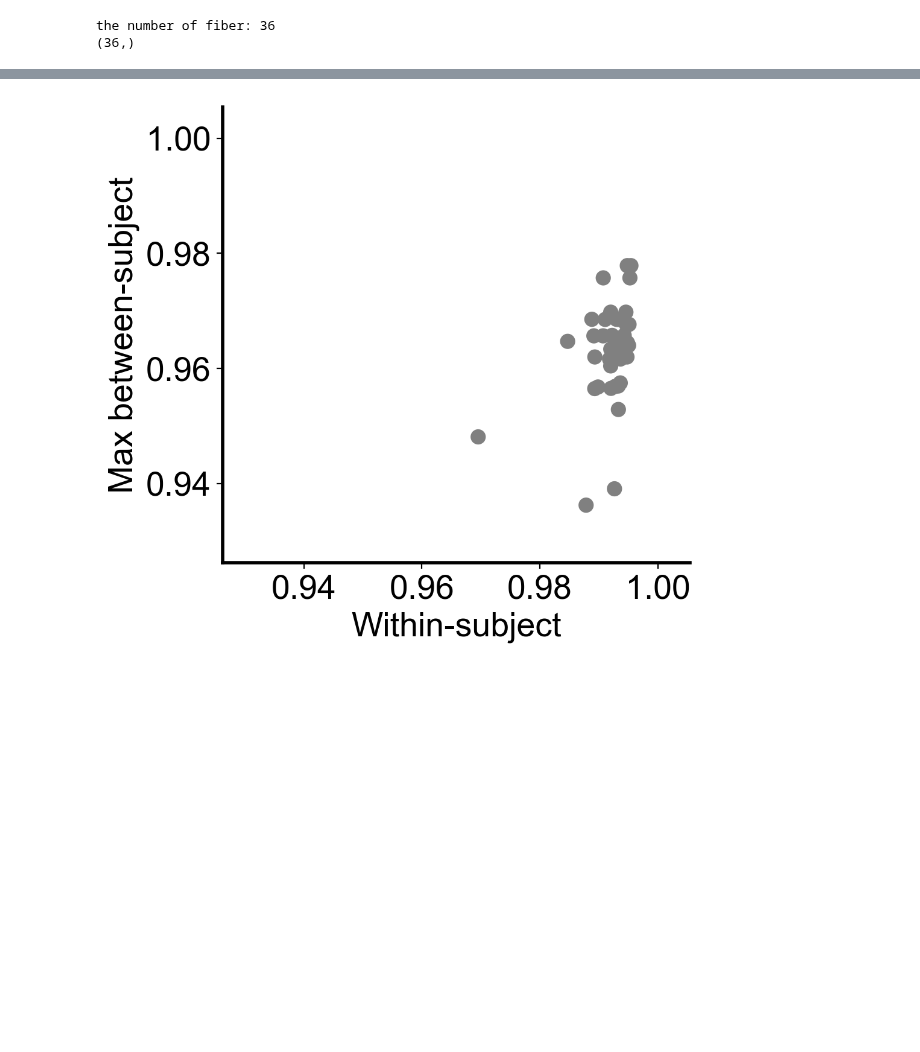
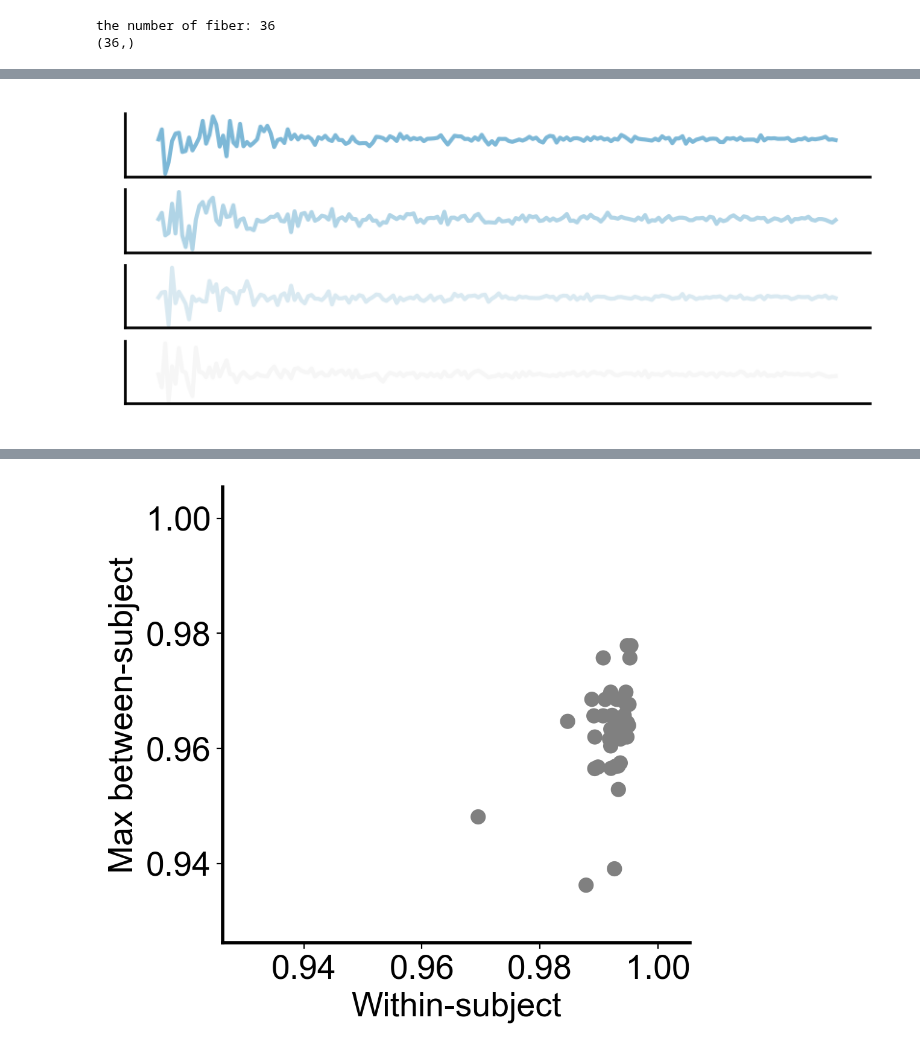
Before and after one commit to FANLabCASIA/D_TGC_tract-geometry-coupling, a Jupyter notebook: figure2_TestRetest.ipynb, the cells around one changed output, grey strips where cells are left out. Cells and saved outputs as stored; diff of their text form; code cells hidden in the pictures; blank space fills up the shorter version.

```diff
--- a/figure2_TestRetest.ipynb
+++ b/figure2_TestRetest.ipynb
@@ -75,0 +218,99 @@ Ref title: Functional connectome fingerprinting: identifying individuals using p
+# %%
+import pandas as pd
+import seaborn as sns
+
+def RGB_to_Hex(rbg):
+    color = "#"
+    for i in rbg:
+        num = int(i*255)
+        color += str(hex(num))[-2:].replace('x', '0').upper()
+    # print(color)
+    return color
+
+# read the sublist
+list_path = '/n08d03/atlas_group/lma/HCP_test_retest/sub_list.txt'
+with open( list_path, 'r' ) as f:
+    namelist = [ str( line.strip()) for line in f.readlines() ]
+
+fiber_label_colormap = ['#bd706e', '#6181ad', '#bd706e', '#6181ad', '#6181ad']
+fiber_label = np.array([
+              1,1,2,2,3,3,3,3,3,3,3,
+              3,1,1,4,4,1,1,4,4,
+              3,4,4,1,1,1,1,4,4,4,
+              1,1,4,4,1,1,1,1,1,1,
+              2,2,1,1,3,2,2,2,2,2,
+              2,2,2,2,2,2,2,5,5,5,
+              5,5,5,5,5,5,5,5,5,5,
+              5])
+fiber_label = fiber_label-1 # (71,)
+fiber_label_lm = np.array(list(fiber_label[l_idx]) + list(fiber_label[m_idx]))
+print(fiber_label_lm.shape) # (36,)
+palette_fiber = [fiber_label_colormap[fiber_label_lm[i]] for i in range(len(label_name_lm))]
+
+sub = namelist[0]
+fiber1 = label_name_lm.index('SLF_I')
+fiber2 = label_name_lm.index('SLF_II')
+fiber3 = label_name_lm.index('SLF_III')
+fiber4 = label_name_lm.index('AF')
+para1 = np.load(f'/n04dat/dyli/multi/HCP_test_retest/test/{sub}/FP_{sub}_predict_by_200_group_whitemode_para_L.npy') # white
+# para1 = para1 / np.max(para1, axis=0)
+
+fig = plt.figure(figsize=(5, 2), dpi=200)
+ax1 = fig.add_subplot(411)
+plt.plot(para1[0:200, fiber1],
+        # linewidth=2,
+        color=RGB_to_Hex(colors[0,:]),
+        ) # '#6181ad'
+ax1 = plt.gca()
+ax1.spines['top'].set_visible(False)
+ax1.spines['right'].set_visible(False)
+ax1.spines['bottom'].set_linewidth(True)
+ax1.spines['left'].set_linewidth(True)
+plt.xticks([])
+plt.yticks([])
+# plt.ylabel('SLF I', fontsize=15)
+
+ax1 = fig.add_subplot(412)
+plt.plot(para1[0:200, fiber2],
+        # linewidth=2,
+        color=RGB_to_Hex(colors[3,:]),
+        ) # '#bd706e'
+ax1 = plt.gca()
+ax1.spines['top'].set_visible(False)
+ax1.spines['right'].set_visible(False)
+ax1.spines['bottom'].set_linewidth(True)
+ax1.spines['left'].set_linewidth(True)
+plt.xticks([])
+plt.yticks([])
+# plt.ylabel('SLF II', fontsize=15)
+
+ax1 = fig.add_subplot(413)
+plt.plot(para1[0:200, fiber3],
+        # linewidth=2,
+        color=RGB_to_Hex(colors[6,:]),
+        ) # '#81B29A'
+ax1 = plt.gca()
+ax1.spines['top'].set_visible(False)
+ax1.spines['right'].set_visible(False)
+ax1.spines['bottom'].set_linewidth(True)
+ax1.spines['left'].set_linewidth(True)
+plt.xticks([])
+plt.yticks([])
+# plt.ylabel('SLF III', fontsize=15)
+
+ax1 = fig.add_subplot(414)
+plt.plot(para1[0:200, fiber4],
+        # linewidth=2,
+        color=RGB_to_Hex(colors[9,:]),
+        ) # '#EDC88C'
+ax1 = plt.gca()
+ax1.spines['top'].set_visible(False)
+ax1.spines['right'].set_visible(False)
+ax1.spines['bottom'].set_linewidth(True)
+ax1.spines['left'].set_linewidth(True)
+plt.xticks([])
+plt.yticks([])
+# plt.ylabel('AF', fontsize=15)
+
+plt.show()
+# %% [output]
@@ -75,0 +318 @@ Ref title: Functional connectome fingerprinting: identifying individuals using p
+[figure, added]
```
Also changed, not shown: parts of 22 cells of this notebook.
